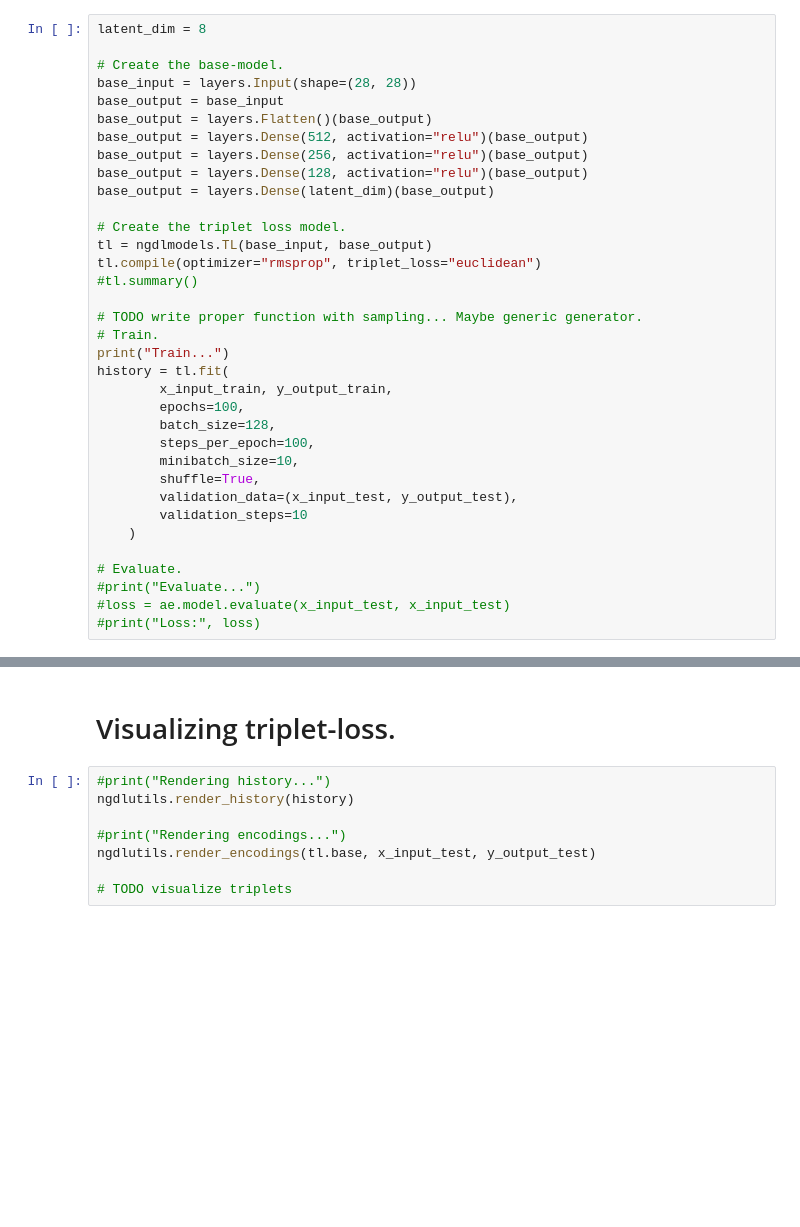
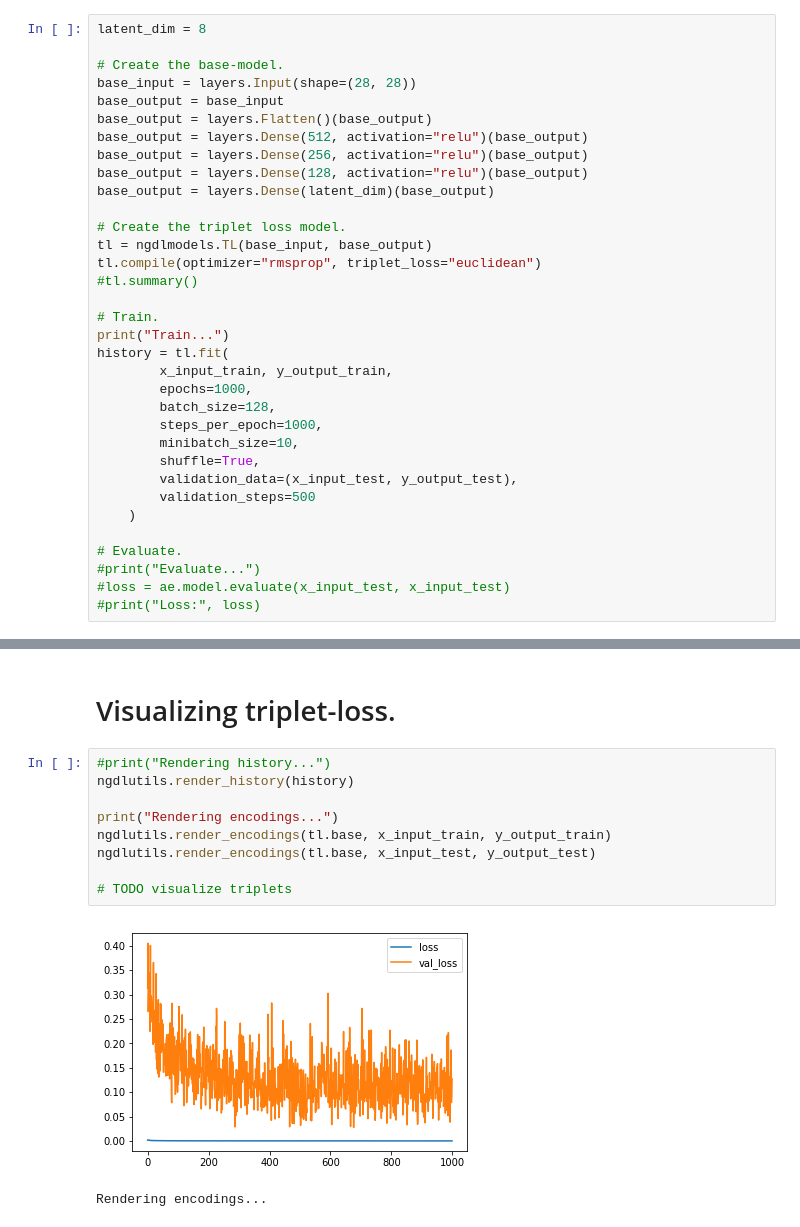
Before and after one commit to AI-Guru/ngdlm, a Jupyter notebook: example_mnist_tl.ipynb, the cells around one changed output, grey strips where cells are left out. Drawn from its saved outputs; the diff is of its cells as text; blank space fills up the shorter version.

```diff
--- a/example_mnist_tl.ipynb
+++ b/example_mnist_tl.ipynb
@@ -36,18 +36,17 @@ tl = ngdlmodels.TL(base_input, base_output)
 tl.compile(optimizer="rmsprop", triplet_loss="euclidean")
 #tl.summary()
 
-# TODO write proper function with sampling... Maybe generic generator.
 # Train.
 print("Train...")
 history = tl.fit(
         x_input_train, y_output_train,
-        epochs=100,
+        epochs=1000,
         batch_size=128,
-        steps_per_epoch=100,
+        steps_per_epoch=1000,
         minibatch_size=10,
         shuffle=True,
         validation_data=(x_input_test, y_output_test),
-        validation_steps=10
+        validation_steps=500
     )
 
 # Evaluate.
@@ -77,8 +76,12 @@ Fitting...
 # %%
 #print("Rendering history...")
 ngdlutils.render_history(history)
 
-#print("Rendering encodings...")
+print("Rendering encodings...")
+ngdlutils.render_encodings(tl.base, x_input_train, y_output_train)
 ngdlutils.render_encodings(tl.base, x_input_test, y_output_test)
 
 # TODO visualize triplets
+# %% [output]
+[figure, added]
+Rendering encodings...
```
Also changed, not shown: parts of 2 cells of this notebook, 2 other files.
